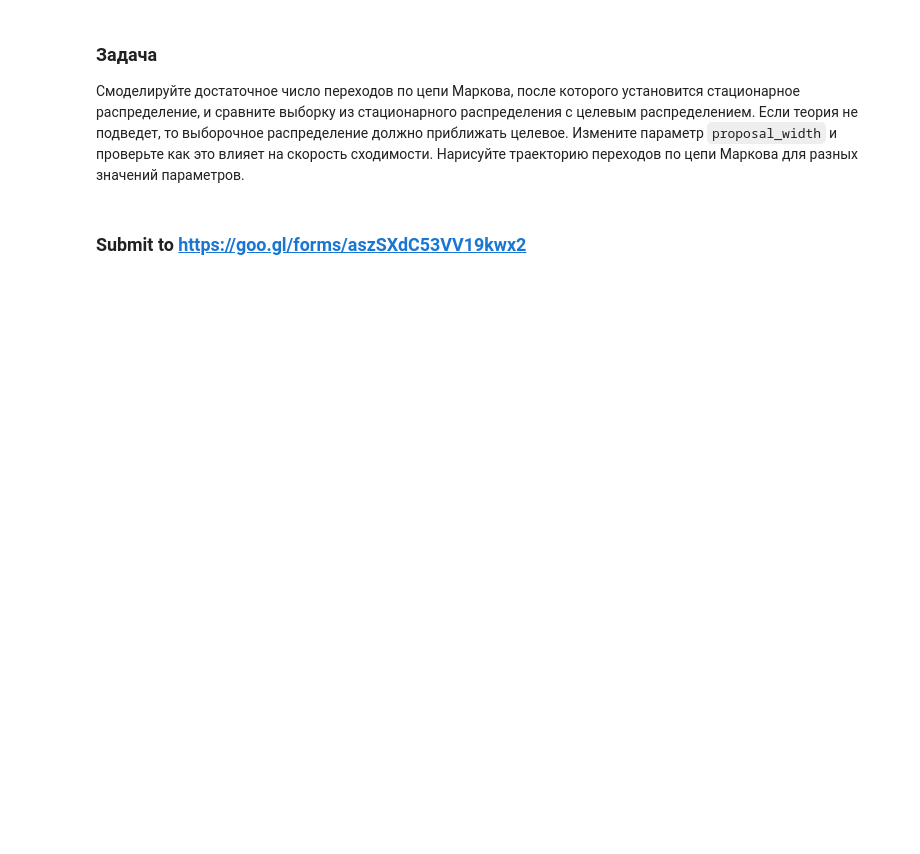
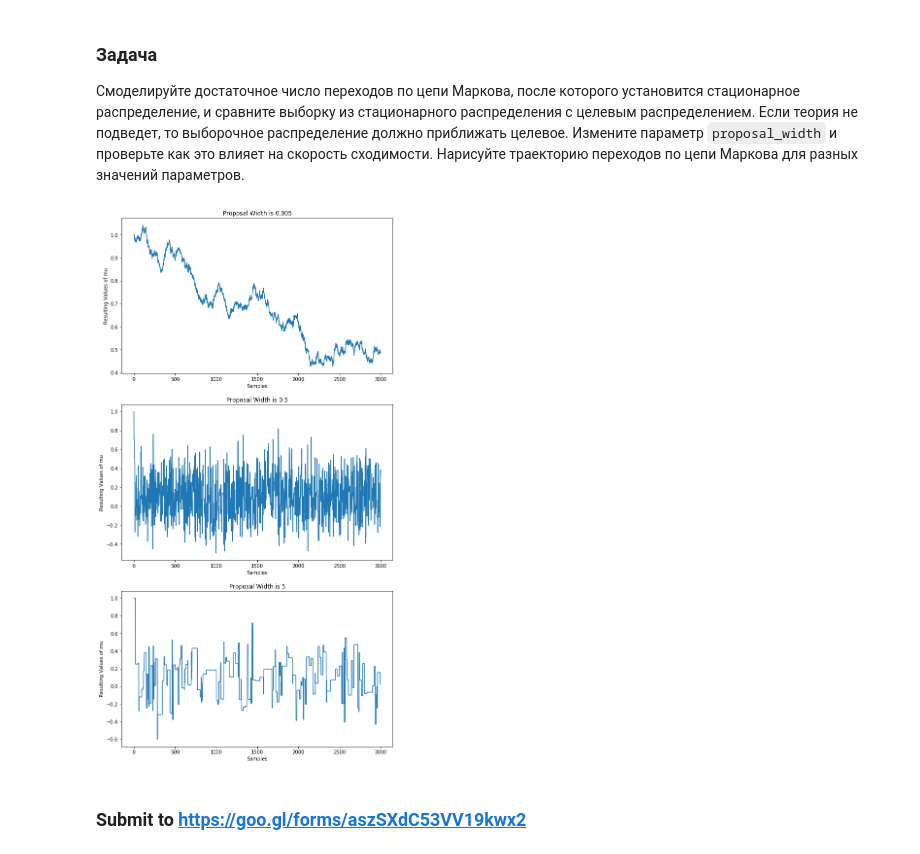
Before and after one commit to DzhamilyaS/practice, a Jupyter notebook: SaidzhanovaHW5.ipynb, the cells around one changed output. Saved outputs shown, nothing was run; the diff lists cells and outputs as text; code cells hidden in the pictures; blank space fills up the shorter version.

```diff
--- a/SaidzhanovaHW5.ipynb
+++ b/SaidzhanovaHW5.ipynb
@@ -377,2 +406,26 @@ if accept:
+# %%
+newsample1 = mcmcsamp(data, proposal_width = .005)
+newsample2 = mcmcsamp(data, proposal_width = .5)
+newsample3 = mcmcsamp(data, proposal_width = 5)
+
+plt.figure(1, figsize = (10, 20))
+
+plt.subplot(311)
+plt.plot(newsample1)
+plt.xlabel('Samples'), plt.ylabel('Resulting Values of mu')
+plt.title('Proposal Width is 0.005')
+
+plt.subplot(312)
+plt.plot(newsample2)
+plt.xlabel('Samples'), plt.ylabel('Resulting Values of mu')
+plt.title('Proposal Width is 0.5')
+
+plt.subplot(313)
+plt.plot(newsample3)
+plt.xlabel('Samples'), plt.ylabel('Resulting Values of mu')
+plt.title('Proposal Width is 5')
+plt.show()
+# %% [output]
+[figure, added]
 # %% [markdown]
 ### Submit to https://goo.gl/forms/aszSXdC53VV19kwx2
```
Also changed, not shown: parts of 8 cells of this notebook.
